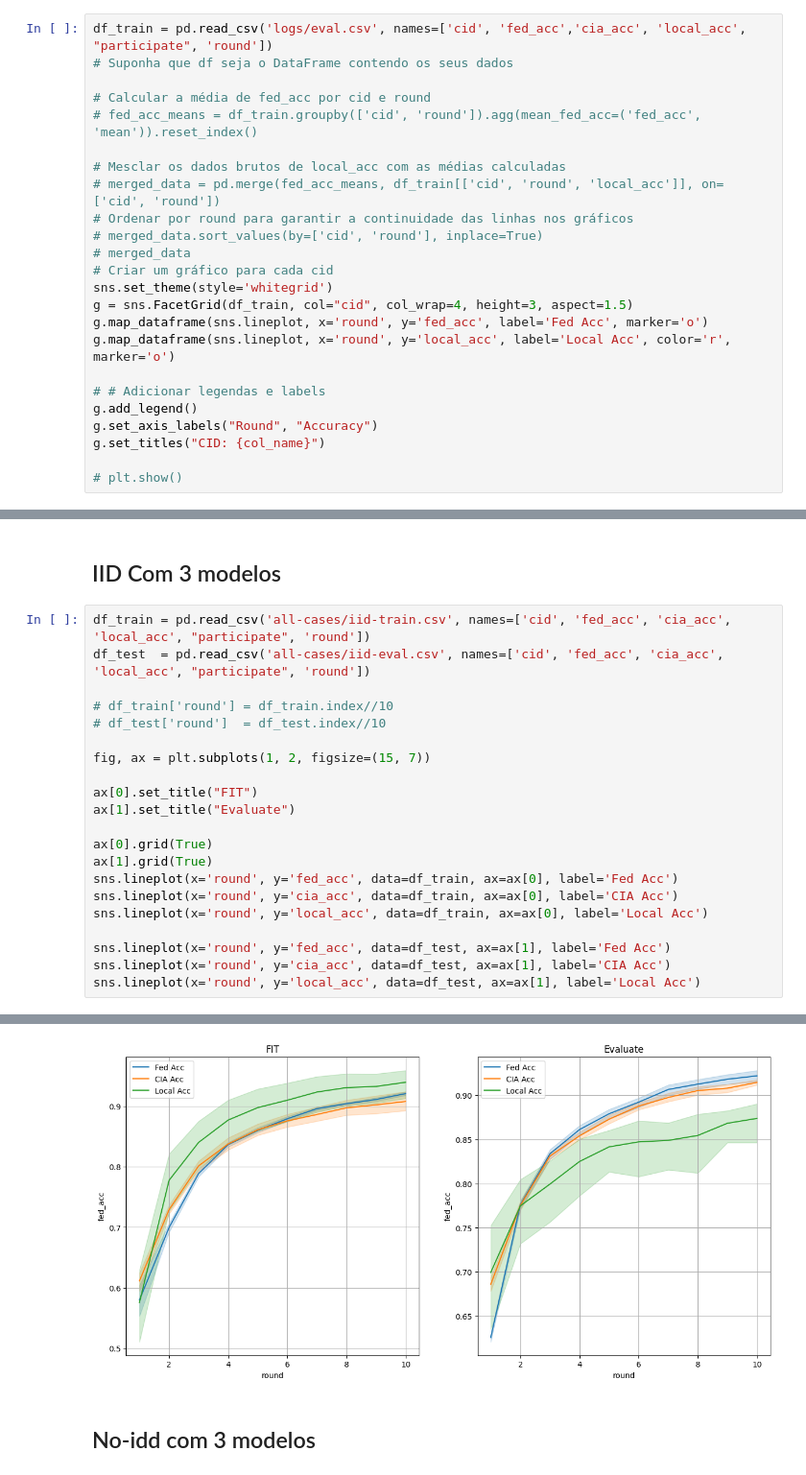
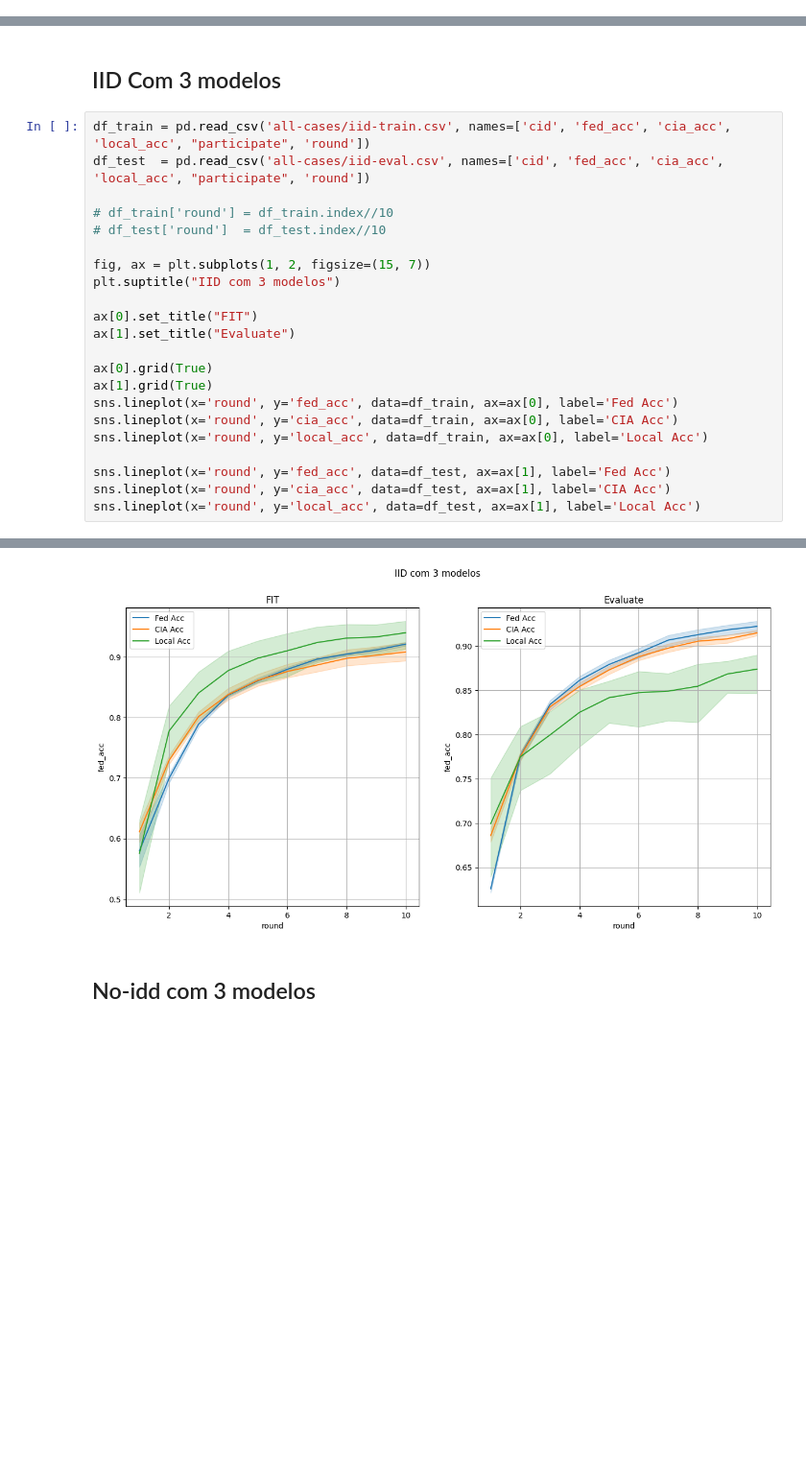
Before and after one commit to rafaeloj/LetsFed, a Jupyter notebook: plot.ipynb, the cells around one changed output, grey strips where cells are left out. Shown at 96% size. Drawn from its saved outputs; the diff is of its cells as text; blank space fills up the shorter version.

```diff
--- a/plot.ipynb
+++ b/plot.ipynb
@@ -118,27 +133,3 @@ sns.lineplot(x='round', y='local_acc', data=df_test, ax=ax[1], label='Local Acc'
 [figure]
 # %% [markdown]
 ## Com somente 2 clientes da federação
-# %%
-df_train = pd.read_csv('logs/eval.csv', names=['cid', 'fed_acc','cia_acc', 'local_acc', "participate", 'round'])
-# Suponha que df seja o DataFrame contendo os seus dados
-
-# Calcular a média de fed_acc por cid e round
-# fed_acc_means = df_train.groupby(['cid', 'round']).agg(mean_fed_acc=('fed_acc', 'mean')).reset_index()
-
-# Mesclar os dados brutos de local_acc com as médias calculadas
-# merged_data = pd.merge(fed_acc_means, df_train[['cid', 'round', 'local_acc']], on=['cid', 'round'])
-# Ordenar por round para garantir a continuidade das linhas nos gráficos
-# merged_data.sort_values(by=['cid', 'round'], inplace=True)
-# merged_data
-# Criar um gráfico para cada cid
-sns.set_theme(style='whitegrid')
-g = sns.FacetGrid(df_train, col="cid", col_wrap=4, height=3, aspect=1.5)
-g.map_dataframe(sns.lineplot, x='round', y='fed_acc', label='Fed Acc', marker='o')
-g.map_dataframe(sns.lineplot, x='round', y='local_acc', label='Local Acc', color='r', marker='o')
-
-# # Adicionar legendas e labels
-g.add_legend()
-g.set_axis_labels("Round", "Accuracy")
-g.set_titles("CID: {col_name}")
-
-# plt.show()
@@ -149,27 +138,28 @@ FileNotFoundError: [Errno 2] No such file or directory: 'logs/eval.csv'
 # %%
 df_train = pd.read_csv('all-cases/iid-train.csv', names=['cid', 'fed_acc', 'cia_acc', 'local_acc', "participate", 'round'])
 df_test  = pd.read_csv('all-cases/iid-eval.csv', names=['cid', 'fed_acc', 'cia_acc', 'local_acc', "participate", 'round'])
 
 # df_train['round'] = df_train.index//10
 # df_test['round']  = df_test.index//10
 
 fig, ax = plt.subplots(1, 2, figsize=(15, 7))
+plt.suptitle("IID com 3 modelos")
 
 ax[0].set_title("FIT")
 ax[1].set_title("Evaluate")
 
 ax[0].grid(True)
 ax[1].grid(True)
 sns.lineplot(x='round', y='fed_acc', data=df_train, ax=ax[0], label='Fed Acc')
 sns.lineplot(x='round', y='cia_acc', data=df_train, ax=ax[0], label='CIA Acc')
 sns.lineplot(x='round', y='local_acc', data=df_train, ax=ax[0], label='Local Acc')
 
 sns.lineplot(x='round', y='fed_acc', data=df_test, ax=ax[1], label='Fed Acc')
 sns.lineplot(x='round', y='cia_acc', data=df_test, ax=ax[1], label='CIA Acc')
 sns.lineplot(x='round', y='local_acc', data=df_test, ax=ax[1], label='Local Acc')
 # %% [output]
 <Axes: title={'center': 'Evaluate'}, xlabel='round', ylabel='fed_acc'>
-[figure, old version]
+[figure, new version]
 # %% [markdown]
 ## No-idd com 3 modelos
 # %%
```
Also changed, not shown: parts of 18 cells of this notebook, 27 other files.
